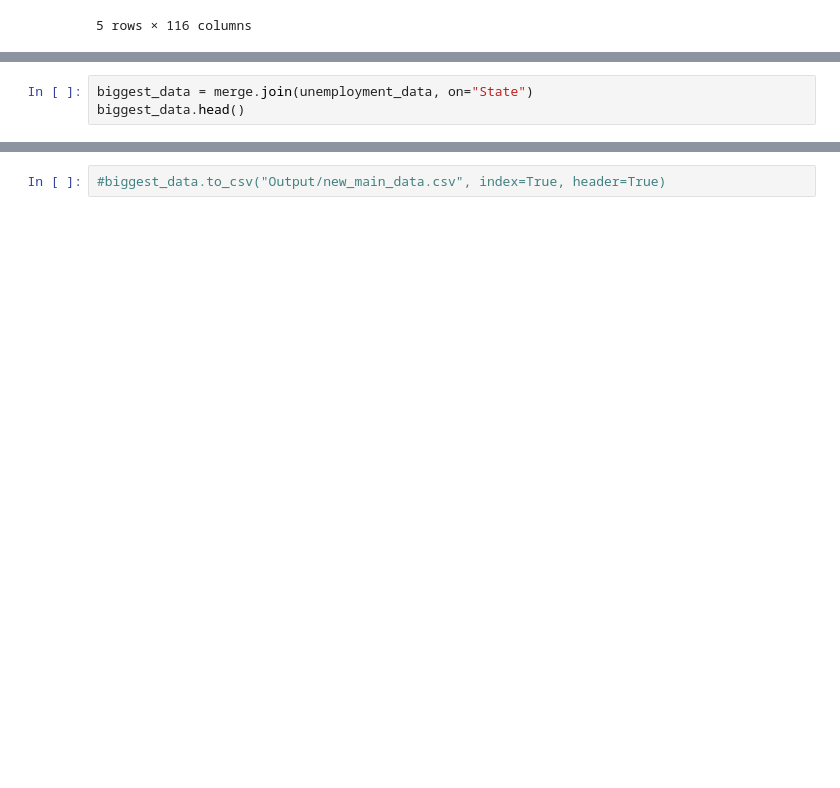
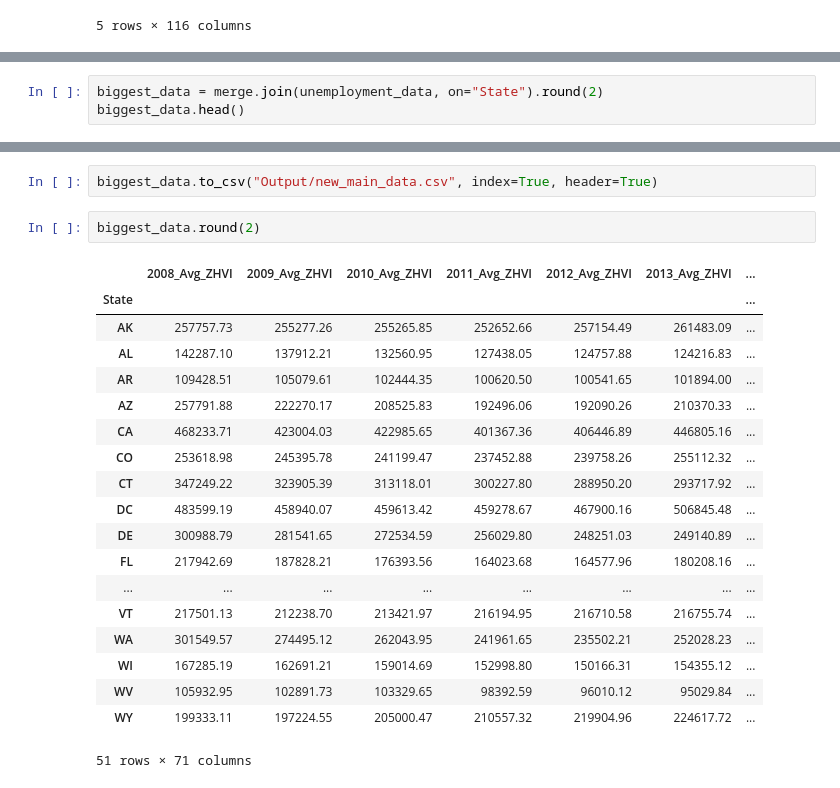
Before and after one commit to cmarchini19/US-Housing-Market-Analysis, a Jupyter notebook: tolu.ipynb, the cells around one changed output, grey strips where cells are left out. Drawn from its saved outputs; the diff is of its cells as text; blank space fills up the shorter version.

Commit message:
Edited new_data.csv

```diff
--- a/tolu.ipynb
+++ b/tolu.ipynb
@@ -274,7 +274,7 @@ unemployment_data.head()
 | AR | 5.50 | 7.83 | 8.19 | 8.29 | 7.58 | ... |
 | CA | 7.29 | 11.14 | 12.23 | 11.71 | 10.38 | ... |
 # %%
-biggest_data = merge.join(unemployment_data, on="State")
+biggest_data = merge.join(unemployment_data, on="State").round(2)
 biggest_data.head()
 # %% [output]
 |  | 2008_Avg_ZHVI | 2009_Avg_ZHVI | 2010_Avg_ZHVI | 2011_Avg_ZHVI | 2012_Avg_ZHVI | 2013_Avg_ZHVI | ... |
@@ -288,2 +288,24 @@ biggest_data.head()
 # %%
-#biggest_data.to_csv("Output/new_main_data.csv", index=True, header=True)
+biggest_data.to_csv("Output/new_main_data.csv", index=True, header=True)
+# %%
+biggest_data.round(2)
+# %% [output]
+|  | 2008_Avg_ZHVI | 2009_Avg_ZHVI | 2010_Avg_ZHVI | 2011_Avg_ZHVI | 2012_Avg_ZHVI | 2013_Avg_ZHVI | ... |
+| State |  |  |  |  |  |  | ... |
+| AK | 257757.73 | 255277.26 | 255265.85 | 252652.66 | 257154.49 | 261483.09 | ... |
+| AL | 142287.10 | 137912.21 | 132560.95 | 127438.05 | 124757.88 | 124216.83 | ... |
+| AR | 109428.51 | 105079.61 | 102444.35 | 100620.50 | 100541.65 | 101894.00 | ... |
+| AZ | 257791.88 | 222270.17 | 208525.83 | 192496.06 | 192090.26 | 210370.33 | ... |
+| CA | 468233.71 | 423004.03 | 422985.65 | 401367.36 | 406446.89 | 446805.16 | ... |
+| CO | 253618.98 | 245395.78 | 241199.47 | 237452.88 | 239758.26 | 255112.32 | ... |
+| CT | 347249.22 | 323905.39 | 313118.01 | 300227.80 | 288950.20 | 293717.92 | ... |
+| DC | 483599.19 | 458940.07 | 459613.42 | 459278.67 | 467900.16 | 506845.48 | ... |
+| DE | 300988.79 | 281541.65 | 272534.59 | 256029.80 | 248251.03 | 249140.89 | ... |
+| FL | 217942.69 | 187828.21 | 176393.56 | 164023.68 | 164577.96 | 180208.16 | ... |
+| ... | ... | ... | ... | ... | ... | ... | ... |
+| VT | 217501.13 | 212238.70 | 213421.97 | 216194.95 | 216710.58 | 216755.74 | ... |
+| WA | 301549.57 | 274495.12 | 262043.95 | 241961.65 | 235502.21 | 252028.23 | ... |
+| WI | 167285.19 | 162691.21 | 159014.69 | 152998.80 | 150166.31 | 154355.12 | ... |
+| WV | 105932.95 | 102891.73 | 103329.65 | 98392.59 | 96010.12 | 95029.84 | ... |
+| WY | 199333.11 | 197224.55 | 205000.47 | 210557.32 | 219904.96 | 224617.72 | ... |
+51 rows × 71 columns
```
Also changed, not shown: parts of 1 cell of this notebook, 1 other file.
